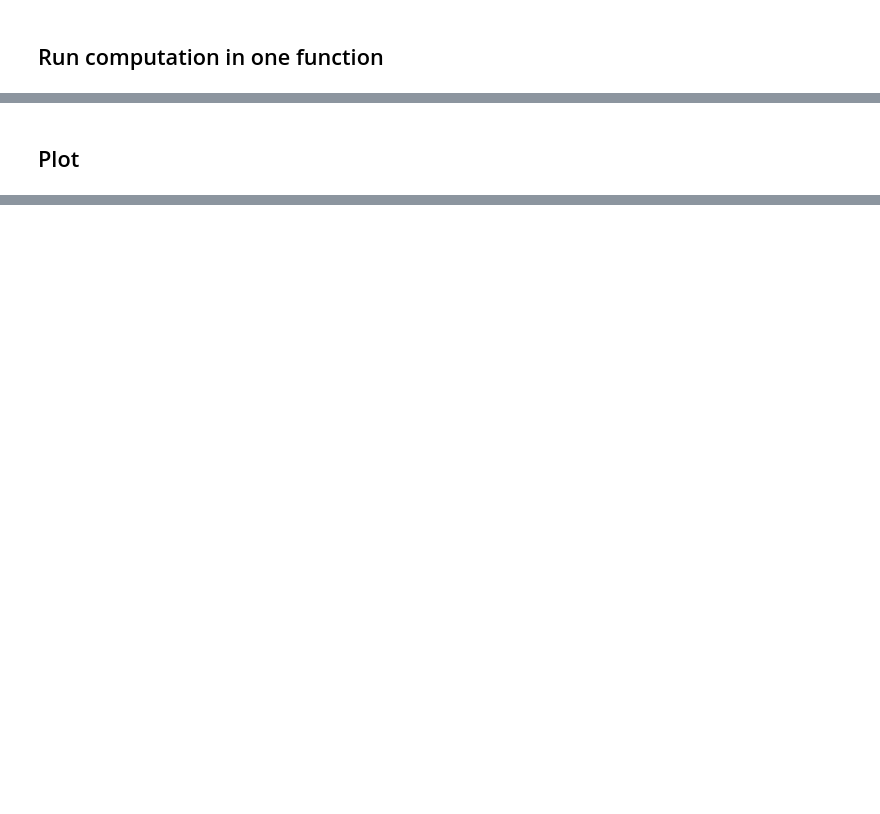
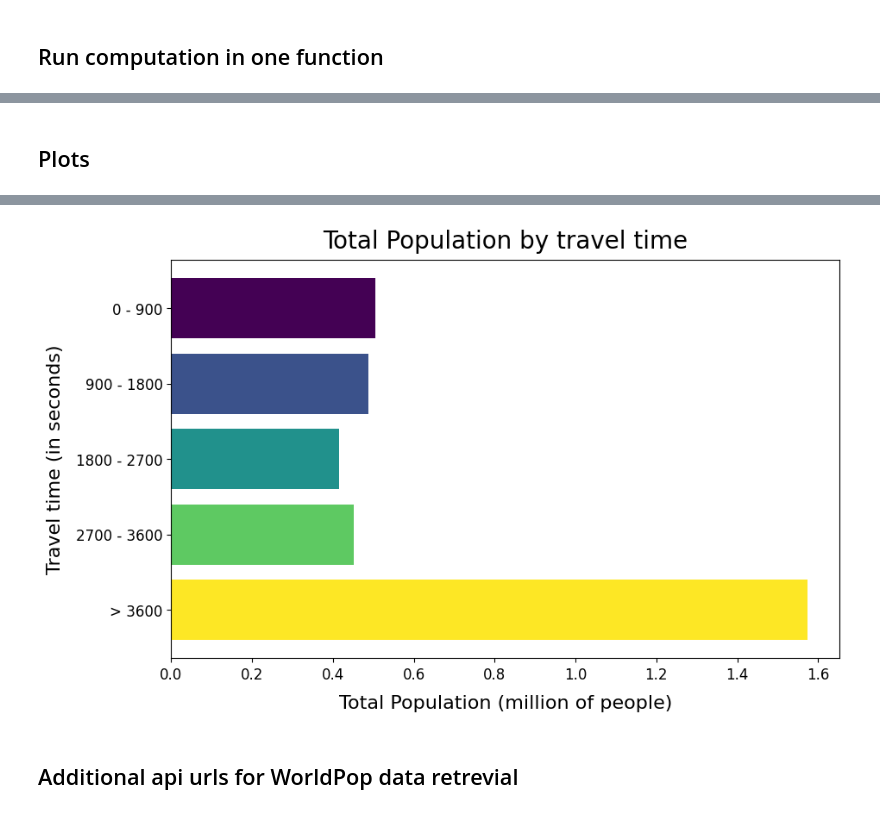
Before and after one commit to mapaction/proximity-tool, a Jupyter notebook: app/main.ipynb, the cells around one changed output, grey strips where cells are left out. Saved outputs shown, nothing was run; the diff lists cells and outputs as text; code cells hidden in the pictures; blank space fills up the shorter version.

```diff
--- a/app/main.ipynb
+++ b/app/main.ipynb
@@ -19,6 +24,7 @@ from src.utils_proximity import *
 # %%
 verbose = True
 use_default_data = True
+use_local_pop_data = True
 # %% [markdown]
 ## User input
 # %%
@@ -64,6 +73,8 @@ diff_isoc = run_analysis(
     poi_name_col=poi_name_col,
     aoi_gdf=aoi_gdf,
     use_default_data=use_default_data,
+    add_pop_data=True,
+    use_local_pop_data=use_local_pop_data,
     verbose=verbose,
     text_on_streamlit=False,
     )
@@ -83,5 +96,5 @@ Filled AOI area in 0.01 seconds
 # %% [markdown]
-## Plot
+## Plots
 # %%
 m = plot_isochrones(
     diff_isoc,
@@ -95,3 +108,9 @@ m
 
   gdf.geometry.centroid.x.mean(),
 [interactive output not drawn]
+# %%
+fig = plot_population_summary(diff_isoc)
+# %% [output]
+[figure, added]
+# %% [markdown]
+## Additional api urls for WorldPop data retrevial
```
Also changed, not shown: parts of 5 cells of this notebook.
